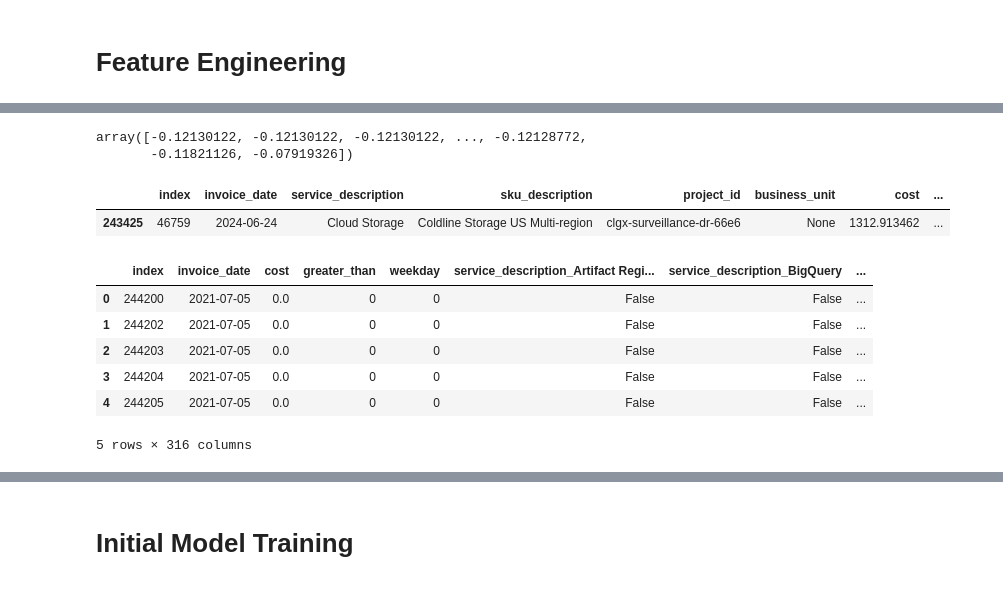
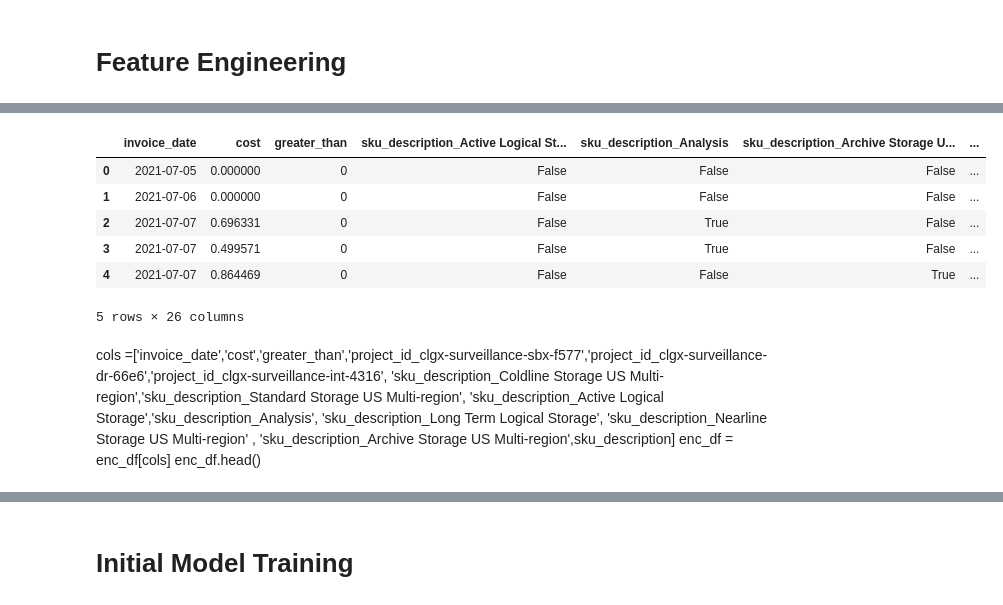
Before and after one commit to brlopez-clgx/GCP_Anomaly_Detection, a Jupyter notebook: Anomaly_Detection.ipynb, the cells around one changed output, grey strips where cells are left out. Cells and saved outputs as stored; diff of their text form; code cells hidden in the pictures.

```diff
--- a/Anomaly_Detection.ipynb
+++ b/Anomaly_Detection.ipynb
@@ -133,0 +64,6 @@ len(df['service_description'].unique())
+# %%
+skus =  ['Coldline Storage US Multi-region','Standard Storage US Multi-region', 'Active Logical Storage','Analysis',
+                 'Long Term Logical Storage', 'Nearline Storage US Multi-region' , 'Archive Storage US Multi-region',
+         'Archive Storage US Multi-region (Early Delete)']
+df['sku_description'] = [j if j in skus else 'Other' for j in df['sku_description']]
+df.head()
@@ -133,0 +77,5 @@ len(df['service_description'].unique())
+# %%
+agg_df = df.groupby(['invoice_date','sku_description','project_id']).sum('cost').sort_values(['invoice_date','sku_description','project_id'])
+agg_df = pd.DataFrame(agg_df).reset_index()
+agg_df
+agg_df['invoice_date'] = agg_df['invoice_date'].astype(str)
@@ -290,10 +171,0 @@ Length: 1098, dtype: datetime64[ns]
-# %%
-stats.zscore(list(df['cost']))
-# %% [output]
-array([-0.12130122, -0.12130122, -0.12130122, ..., -0.12128772,
-       -0.11821126, -0.07919326])
-# %%
-df[(df['invoice_date'] == '2024-06-24') & (df['cost'] >= 1000)]
-# %% [output]
-|  | index | invoice_date | service_description | sku_description | project_id | business_unit | cost | ... |
-| 243425 | 46759 | 2024-06-24 | Cloud Storage | Coldline Storage US Multi-region | clgx-surveillance-dr-66e6 | None | 1312.913462 | ... |
@@ -302,16 +172,30 @@ df['weekday'] = df['invoice_date'].dt.weekday
+# %%
+# Create rolling median feature
+date_sum = agg_df.groupby('invoice_date')['cost'].sum()
+roll_med = date_sum.rolling(window=30, min_periods=1).median()
+# If cost greater than rolling median 1 else 0
+agg_df['greater_than'] = [1 if (agg_df['cost'][i]) > roll_med[agg_df['invoice_date'][i]] and roll_med[agg_df['invoice_date'][i]] > 200 else 0 for i in range(len(agg_df))]
+# %%
+agg_df['invoice_date'] = pd.to_datetime(agg_df['invoice_date'])
 # %%
 # One-hot encode columns
-enc_df = df.copy()
+enc_df = agg_df.copy()
 enc_df = pd.get_dummies(enc_df)
 enc_df.head()
 # %% [output]
-|  | index | invoice_date | cost | greater_than | weekday | service_description_Artifact Regi... | service_description_BigQuery | ... |
-| 0 | 244200 | 2021-07-05 | 0.0 | 0 | 0 | False | False | ... |
-| 1 | 244202 | 2021-07-05 | 0.0 | 0 | 0 | False | False | ... |
-| 2 | 244203 | 2021-07-05 | 0.0 | 0 | 0 | False | False | ... |
-| 3 | 244204 | 2021-07-05 | 0.0 | 0 | 0 | False | False | ... |
-| 4 | 244205 | 2021-07-05 | 0.0 | 0 | 0 | False | False | ... |
+|  | invoice_date | cost | greater_than | sku_description_Active Logical St... | sku_description_Analysis | sku_description_Archive Storage U... | ... |
+| 0 | 2021-07-05 | 0.000000 | 0 | False | False | False | ... |
+| 1 | 2021-07-06 | 0.000000 | 0 | False | False | False | ... |
+| 2 | 2021-07-07 | 0.696331 | 0 | False | True | False | ... |
+| 3 | 2021-07-07 | 0.499571 | 0 | False | True | False | ... |
+| 4 | 2021-07-07 | 0.864469 | 0 | False | False | True | ... |
-5 rows × 316 columns
+5 rows × 26 columns
+# %% [markdown]
+cols =['invoice_date','cost','greater_than','project_id_clgx-surveillance-sbx-f577','project_id_clgx-surveillance-dr-66e6','project_id_clgx-surveillance-int-4316',
+                'sku_description_Coldline Storage US Multi-region','sku_description_Standard Storage US Multi-region', 'sku_description_Active Logical Storage','sku_description_Analysis',
+                 'sku_description_Long Term Logical Storage', 'sku_description_Nearline Storage US Multi-region' , 'sku_description_Archive Storage US Multi-region',sku_description]
+enc_df = enc_df[cols]
+enc_df.head()
 # %%
 #cols = ['invoice_date','cost','greater_than','business_unit_thvx','service_description_BigQuery','service_description_Cloud Storage','project_id_clgx-surveillance-sbx-f577','project_id_clgx-surveillance-dr-66e6','project_id_clgx-surveillance-int-4316',
                 #'sku_description_Coldline Storage US Multi-region','sku_description_Standard Storage US Multi-region', 'sku_description_Active Logical Storage','sku_description_Analysis',
```
Also changed, not shown: parts of 75 cells of this notebook.
